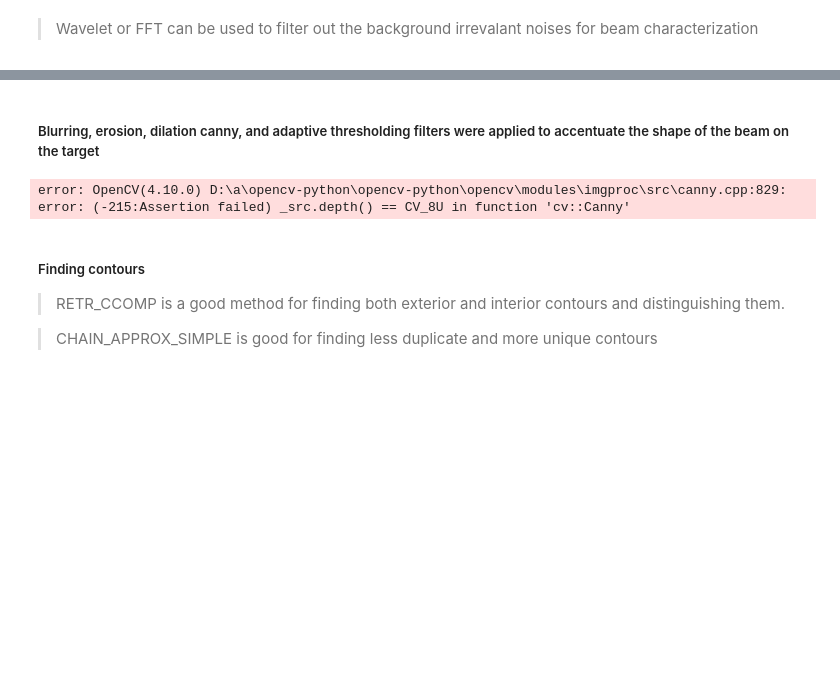
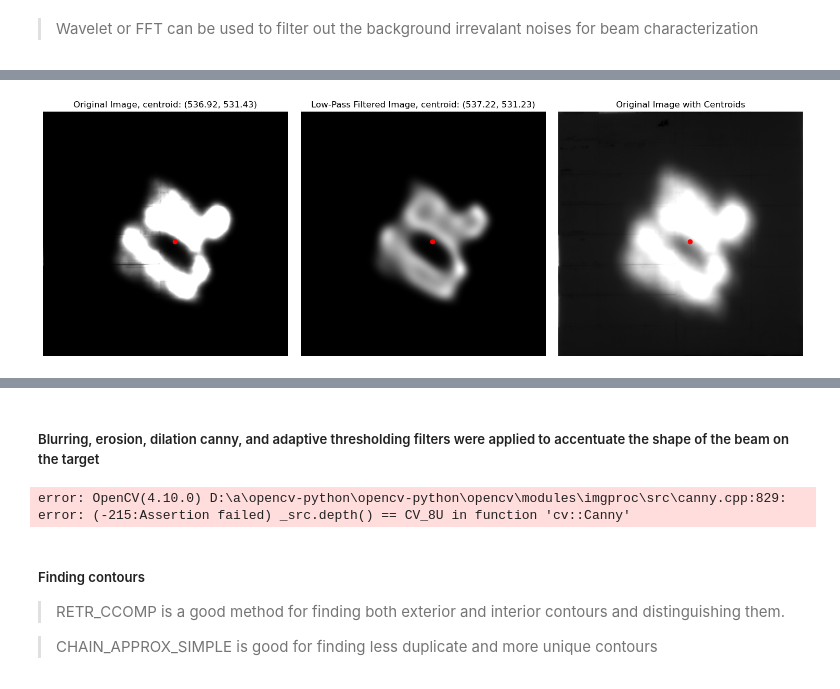
Before and after one commit to NREL/NREL-Beam-Characterization, a Jupyter notebook: NREL-BCS.ipynb, the cells around one changed output, grey strips where cells are left out. Saved outputs shown, nothing was run; the diff lists cells and outputs as text; code cells hidden in the pictures; blank space fills up the shorter version.

```diff
--- a/NREL-BCS.ipynb
+++ b/NREL-BCS.ipynb
@@ -523,3 +586,43 @@ plt.show()
+# %%
+# With gamma correction
+gamma_val = 5
+croppedIm_gamma = np.power(croppedIm.astype(np.float64), gamma_val)
+low_pass_fft_img_gamma = np.power(low_pass_fft_img.astype(np.float64), gamma_val)
+
+# map down to 0-255
+croppedIm_gamma = (croppedIm_gamma - np.min(croppedIm_gamma)) / (np.max(croppedIm_gamma) - np.min(croppedIm_gamma)) * 255
+low_pass_fft_img_gamma = (low_pass_fft_img_gamma - np.min(low_pass_fft_img_gamma)) / (np.max(low_pass_fft_img_gamma) - np.min(low_pass_fft_img_gamma)) * 255
+
+croppedIm_gamma = croppedIm_gamma.astype(np.uint8)
+low_pass_fft_img_gamma = low_pass_fft_img_gamma.astype(np.uint8)
+
+# centroid calculation
+centroid_x_cropped_gamma, centroid_y_cropped_gamma = find_centroid(croppedIm_gamma)
+centroid_x_low_pass_gamma, centroid_y_low_pass_gamma = find_centroid(low_pass_fft_img_gamma)
+
+plt.figure(figsize=(15, 5))
+plt.subplot(1, 3, 1)
+plt.imshow(croppedIm_gamma, cmap='gray')
+plt.plot(centroid_x_cropped_gamma, centroid_y_cropped_gamma, 'ro')
+plt.title(f'Original Image, centroid: ({centroid_x_cropped_gamma:.2f}, {centroid_y_cropped_gamma:.2f})')
+plt.axis('off')
+
+plt.subplot(1, 3, 2)
+plt.imshow(low_pass_fft_img_gamma, cmap='gray')
+plt.plot(centroid_x_low_pass_gamma, centroid_y_low_pass_gamma, 'ro')
+plt.title(f'Low-Pass Filtered Image, centroid: ({centroid_x_low_pass_gamma:.2f}, {centroid_y_low_pass_gamma:.2f})')
+plt.axis('off')
+
+plt.subplot(1, 3, 3)
+plt.imshow(croppedIm, cmap='gray')
+plt.plot(centroid_x_cropped_gamma, centroid_y_cropped_gamma, 'ro')
+plt.title('Original Image with Centroids')
+plt.axis('off')
+
+plt.tight_layout()
+plt.show()
+# %% [output]
+[figure, added]
 # %%
 # Perform wavelet low pass
 wavelet  = 'db1'
```
Also changed, not shown: parts of 12 cells of this notebook, 3 other files.
